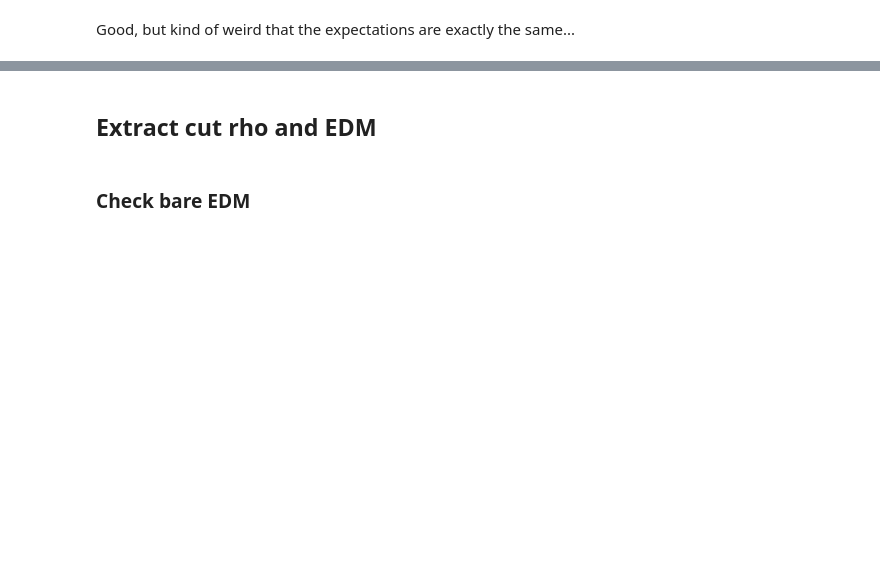
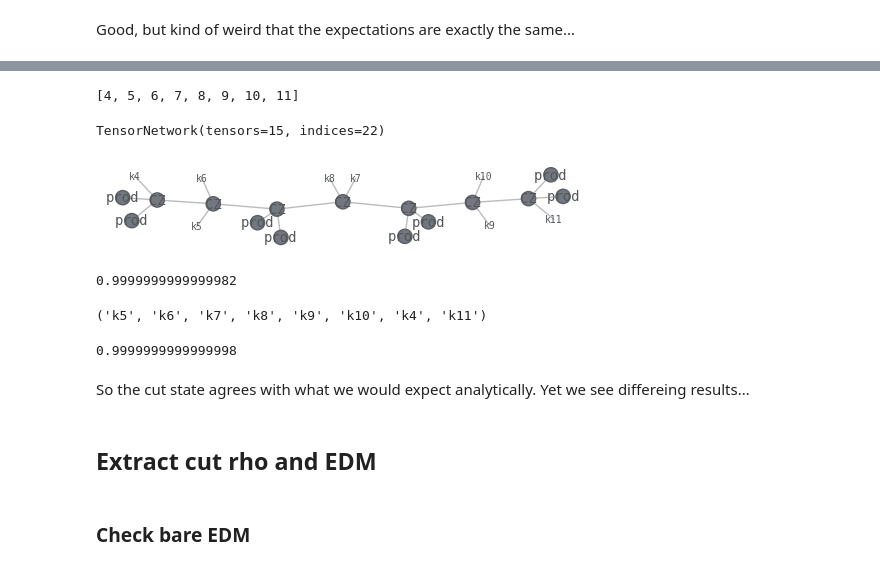
Before and after one commit to kieran-cooney/spt_numerical_classificiation, a Jupyter notebook: code/exact_diagonalization/finding_edge_projectors/find_edge_projectors_circuit_cluster_states_2.ipynb, the cells around one changed output, grey strips where cells are left out. Drawn from its saved outputs; the diff is of its cells as text; code cells hidden in the pictures; blank space fills up the shorter version.

```diff
--- a/code/exact_diagonalization/finding_edge_projectors/find_edge_projectors_circuit_cluster_states_2.ipynb
+++ b/code/exact_diagonalization/finding_edge_projectors/find_edge_projectors_circuit_cluster_states_2.ipynb
@@ -620,0 +631,10 @@ Good, but kind of weird that the expectations are exactly the same...
+# %%
+np_CZ = np.diag([1,1,1,-1])
+# %%
+np_CZ = np_CZ.reshape((2,)*4)
+# %%
+qu_CZ = qtn.Tensor(
+    data=np_CZ,
+    inds=('k1', 'k2', 'b1', 'b2'),
+    tags='CZ'
+)
@@ -621,3 +690,31 @@ Good, but kind of weird that the expectations are exactly the same...
+# %%
+sub_cut_sites
+# %% [output]
+[4, 5, 6, 7, 8, 9, 10, 11]
+# %%
+comparison_state = get_cluster_state_qu_tensor_network(sub_cut_sites)
+# %%
+comparison_state
+# %% [output]
+TensorNetwork(tensors=15, indices=22)
+# %%
+comparison_state.draw()
+# %% [output]
+[figure, added]
+# %%
+(comparison_state & comparison_state.conj()).contract()
+# %% [output]
+0.9999999999999982
+# %%
+comparison_state.outer_inds()
+# %% [output]
+('k5', 'k6', 'k7', 'k8', 'k9', 'k10', 'k4', 'k11')
+# %%
+np.abs((comparison_state & cut_state.conj()).contract())
+# %% [output]
+0.9999999999999998
+# %% [markdown]
+So the cut state agrees with what we would expect analytically. Yet we see differeing results...
 # %% [markdown]
 ## Extract cut rho and EDM
 # %%
```
Also changed, not shown: parts of 134 cells of this notebook.
